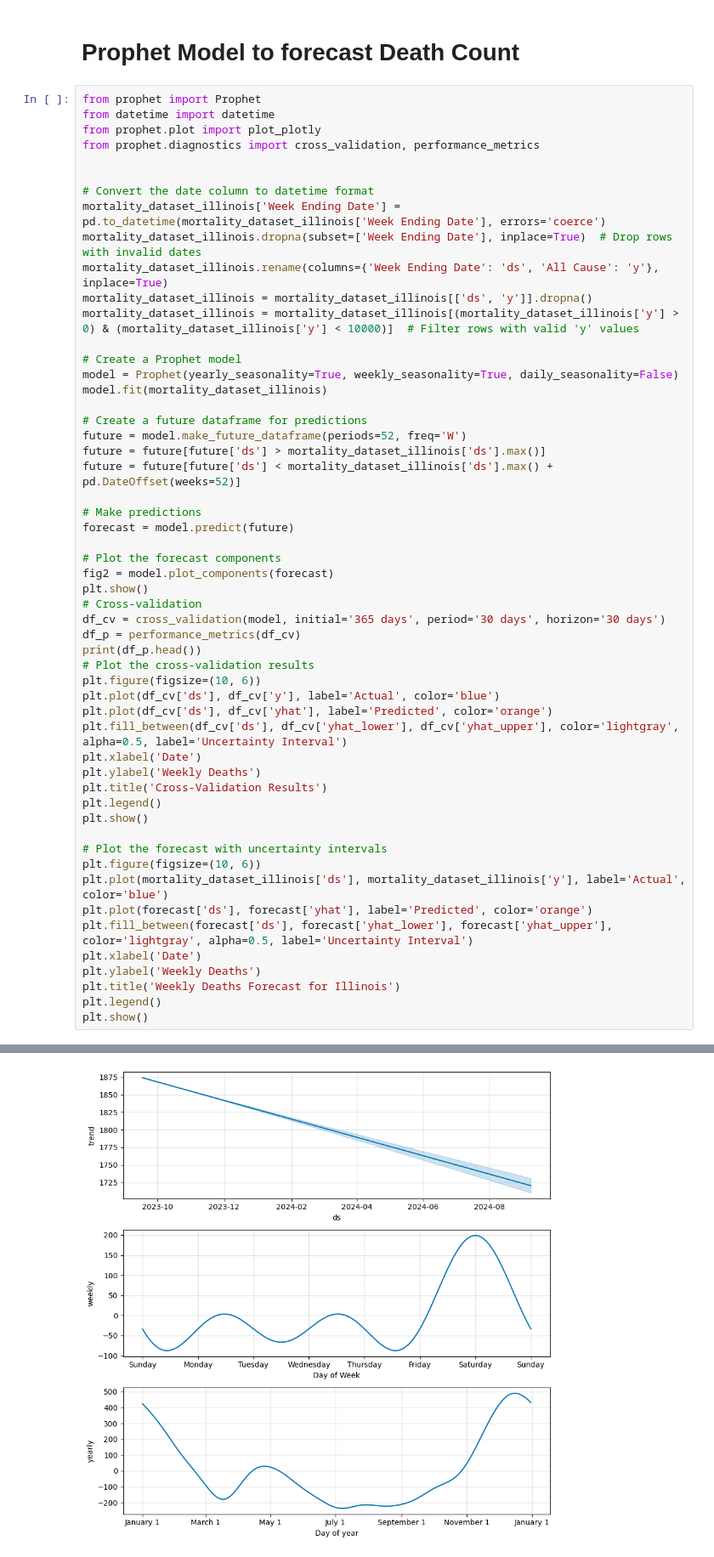
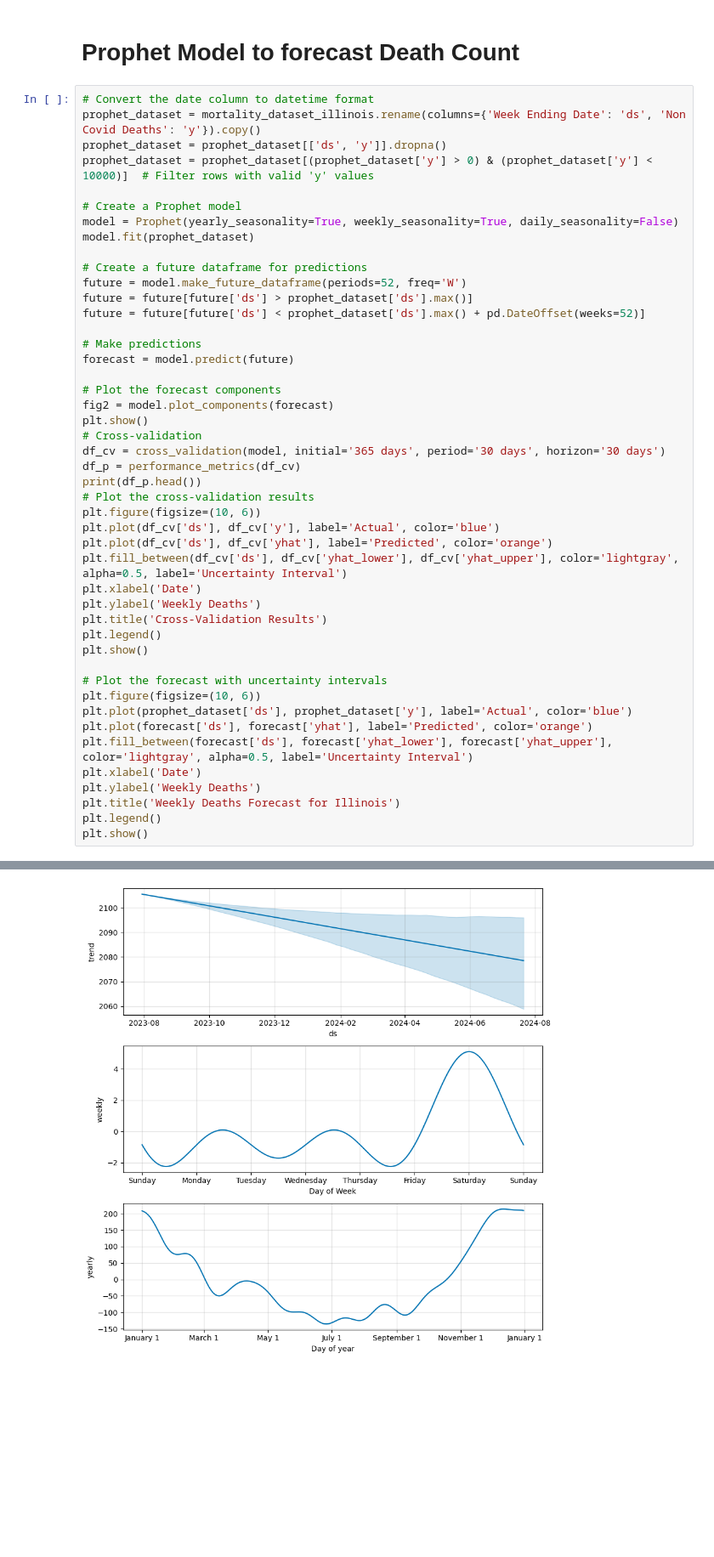
Before and after one commit to mohi-m/Mortality-Predictor, a Jupyter notebook: main.ipynb, the cells around one changed output, grey strips where cells are left out. Shown at 85% size. Saved outputs shown, nothing was run; the diff lists cells and outputs as text; blank space fills up the shorter version.

```diff
--- a/main.ipynb
+++ b/main.ipynb
@@ -271,27 +211,19 @@ plt.show()
 # %% [markdown]
 # Prophet Model to forecast Death Count
 # %%
-from prophet import Prophet
-from datetime import datetime
-from prophet.plot import plot_plotly
-from prophet.diagnostics import cross_validation, performance_metrics
-
-
 # Convert the date column to datetime format
-mortality_dataset_illinois['Week Ending Date'] = pd.to_datetime(mortality_dataset_illinois['Week Ending Date'], errors='coerce')
-mortality_dataset_illinois.dropna(subset=['Week Ending Date'], inplace=True)  # Drop rows with invalid dates
-mortality_dataset_illinois.rename(columns={'Week Ending Date': 'ds', 'All Cause': 'y'}, inplace=True)
-mortality_dataset_illinois = mortality_dataset_illinois[['ds', 'y']].dropna()
-mortality_dataset_illinois = mortality_dataset_illinois[(mortality_dataset_illinois['y'] > 0) & (mortality_dataset_illinois['y'] < 10000)]  # Filter rows with valid 'y' values
+prophet_dataset = mortality_dataset_illinois.rename(columns={'Week Ending Date': 'ds', 'Non Covid Deaths': 'y'}).copy()
+prophet_dataset = prophet_dataset[['ds', 'y']].dropna()
+prophet_dataset = prophet_dataset[(prophet_dataset['y'] > 0) & (prophet_dataset['y'] < 10000)]  # Filter rows with valid 'y' values
 
 # Create a Prophet model
 model = Prophet(yearly_seasonality=True, weekly_seasonality=True, daily_seasonality=False)
-model.fit(mortality_dataset_illinois)
+model.fit(prophet_dataset)
 
 # Create a future dataframe for predictions
 future = model.make_future_dataframe(periods=52, freq='W')
-future = future[future['ds'] > mortality_dataset_illinois['ds'].max()]
-future = future[future['ds'] < mortality_dataset_illinois['ds'].max() + pd.DateOffset(weeks=52)]
+future = future[future['ds'] > prophet_dataset['ds'].max()]
+future = future[future['ds'] < prophet_dataset['ds'].max() + pd.DateOffset(weeks=52)]
 
 # Make predictions
 forecast = model.predict(future)
@@ -316,7 +248,7 @@ plt.show()
 
 # Plot the forecast with uncertainty intervals
 plt.figure(figsize=(10, 6))
-plt.plot(mortality_dataset_illinois['ds'], mortality_dataset_illinois['y'], label='Actual', color='blue')
+plt.plot(prophet_dataset['ds'], prophet_dataset['y'], label='Actual', color='blue')
 plt.plot(forecast['ds'], forecast['yhat'], label='Predicted', color='orange')
 plt.fill_between(forecast['ds'], forecast['yhat_lower'], forecast['yhat_upper'], color='lightgray', alpha=0.5, label='Uncertainty Interval')
 plt.xlabel('Date')
@@ -330,2 +262,2 @@ plt.show()
-[figure, old version]
+[figure, new version]
 Seasonality has period of 365.25 days which is larger than initial window. Consider increasing initial.
```
Also changed, not shown: parts of 12 cells of this notebook, 3 other files.
